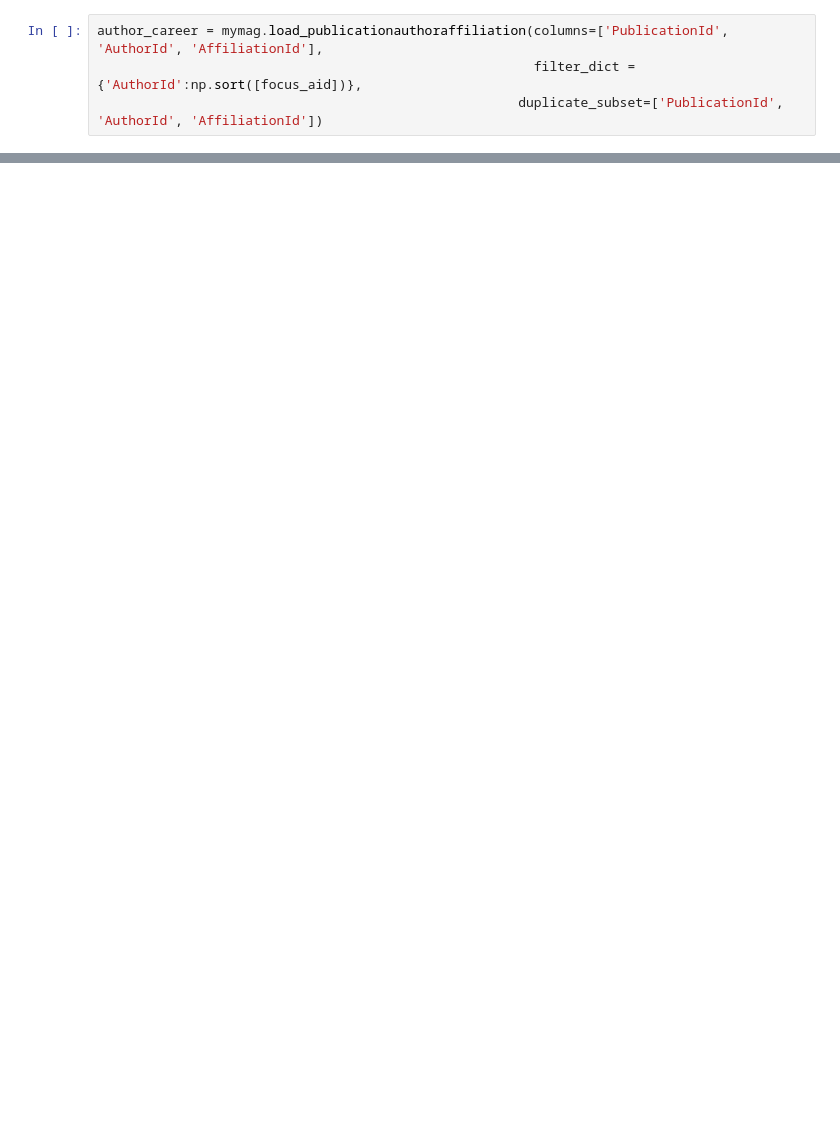
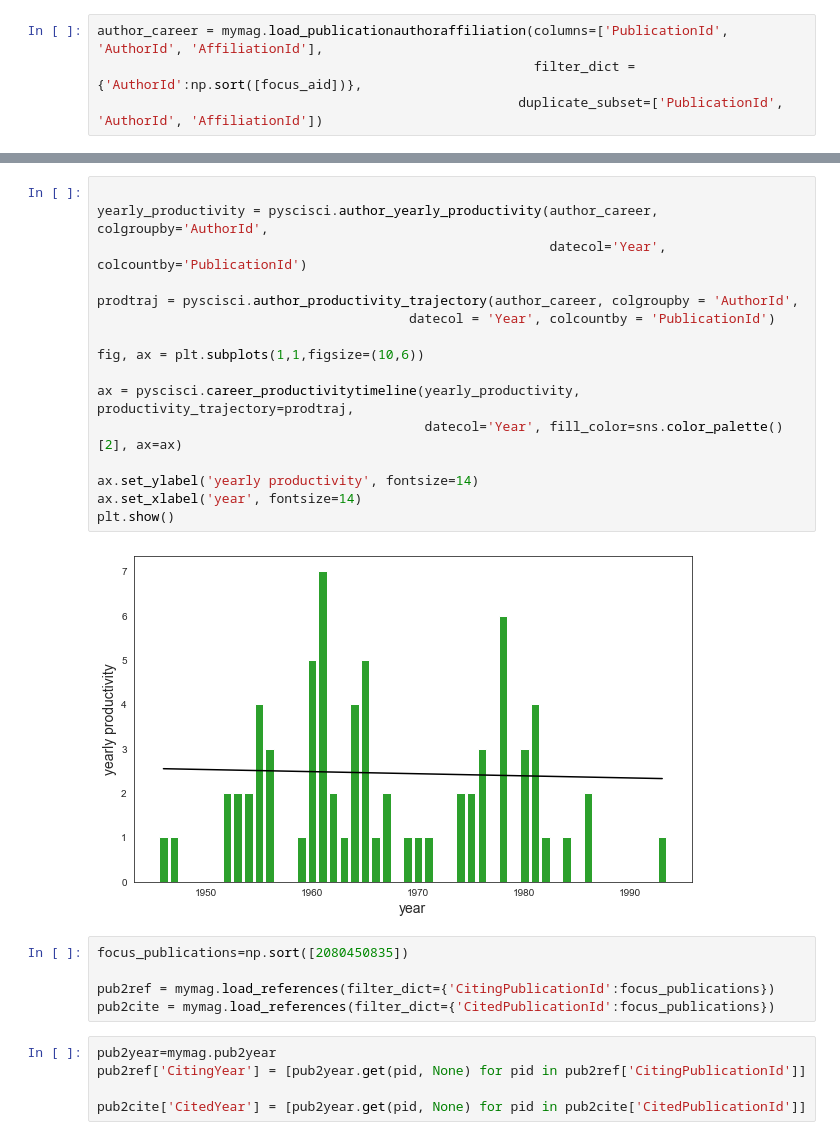
Before and after one commit to SciSciCollective/pyscisci, a Jupyter notebook: examples/Career Analysis.ipynb, the cells around one changed output, grey strips where cells are left out. Drawn from its saved outputs; the diff is of its cells as text; blank space fills up the shorter version.

```diff
--- a/examples/Career Analysis.ipynb
+++ b/examples/Career Analysis.ipynb
@@ -164,0 +110,28 @@ for g in ag:
+# %%
+
+yearly_productivity = pyscisci.author_yearly_productivity(author_career, colgroupby='AuthorId',
+                                                          datecol='Year', colcountby='PublicationId')
+
+prodtraj = pyscisci.author_productivity_trajectory(author_career, colgroupby = 'AuthorId',
+                                        datecol = 'Year', colcountby = 'PublicationId')
+
+fig, ax = plt.subplots(1,1,figsize=(10,6))
+
+ax = pyscisci.career_productivitytimeline(yearly_productivity, productivity_trajectory=prodtraj,
+                                          datecol='Year', fill_color=sns.color_palette()[2], ax=ax)
+
+ax.set_ylabel('yearly productivity', fontsize=14)
+ax.set_xlabel('year', fontsize=14)
+plt.show()
+# %% [output]
+[figure, added]
+# %%
+focus_publications=np.sort([2080450835])
+
+pub2ref = mymag.load_references(filter_dict={'CitingPublicationId':focus_publications})
+pub2cite = mymag.load_references(filter_dict={'CitedPublicationId':focus_publications})
+# %%
+pub2year=mymag.pub2year
+pub2ref['CitingYear'] = [pub2year.get(pid, None) for pid in pub2ref['CitingPublicationId']]
+
+pub2cite['CitedYear'] = [pub2year.get(pid, None) for pid in pub2cite['CitedPublicationId']]
```
Also changed, not shown: parts of 20 cells of this notebook, 29 other files.
